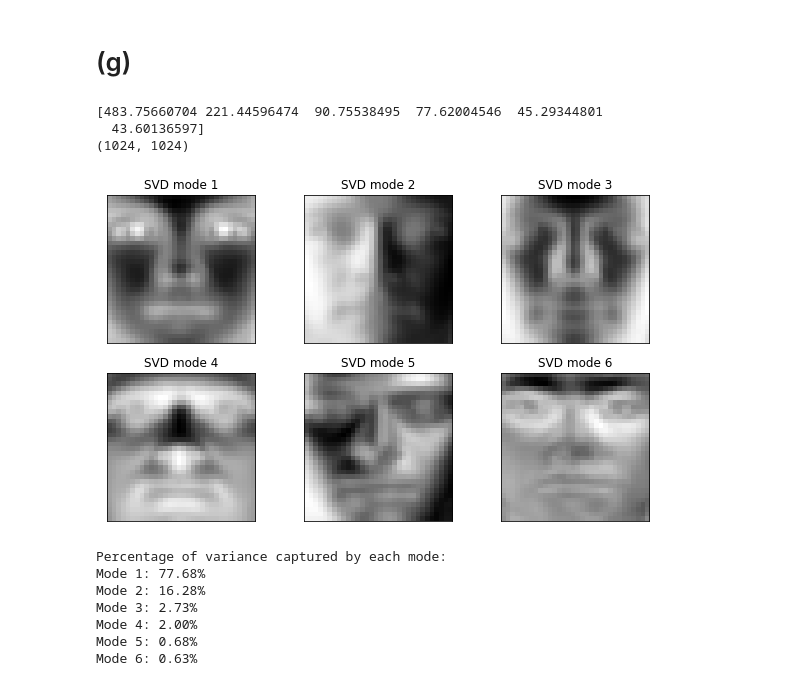
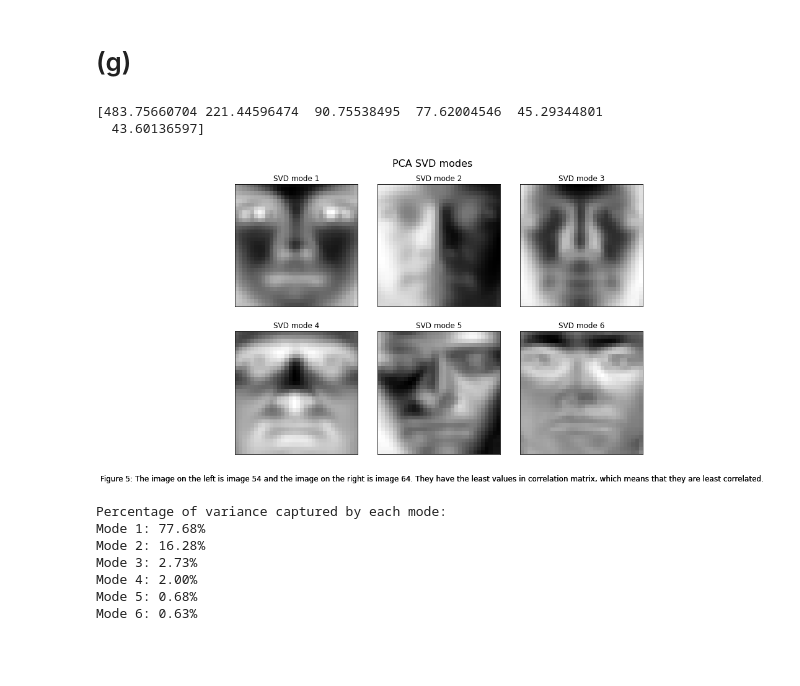
Before and after one commit to ZiwenLi0325/EE399, a Jupyter notebook: hw2/hw2.ipynb, the cells around one changed output. Drawn from its saved outputs; the diff is of its cells as text; code cells hidden in the pictures; blank space fills up the shorter version.

```diff
--- a/hw2/hw2.ipynb
+++ b/hw2/hw2.ipynb
@@ -169,32 +175,40 @@ The difference of norm between u_1 and v_1 is 6.535857028199339e-16.
 # %%
 X=results['X']
 U, s, Vt = np.linalg.svd(X)
 s = s[:6]
 print(s)
 total_var = np.sum(s**2)
 
 # compute the percentage of variance captured by each mode
 var_captured = s**2 / total_var *100
 
 # plot the first 6 SVD modes
 fig, axs = plt.subplots(2, 3, figsize=(10, 6), subplot_kw={'xticks': [], 'yticks': []})
+fig.suptitle("PCA SVD modes", y=0.95, fontsize=16)
 
-print(U.shape)
+fig.text(0.5, 0.05, 'Figure 5: The image on the left is image 54 and the image on the right is image 64. They have the least values in correlation matrix, which means that they are least correlated.', ha='center', fontsize=12)
+
+fig.subplots_adjust(wspace=0.1, hspace=0.2)
+fig.set_size_inches(12, 8)
+fig.suptitle("PCA SVD modes",y = 0.95, fontsize=16)
+fig.text(0.5, 0.05, 'Figure 5: The image on the left is image 54 and the image on the right is image 64. They have the least values in correlation matrix, which means that they are least correlated.', ha='center', fontsize=12)
+
 for i, ax in enumerate(axs.flat):
     ax.imshow(np.reshape(U[:, i], (32, 32)), cmap='gray')
     ax.set_title('SVD mode {}'.format(i+1))
 
 plt.show()
+fig.savefig("figure5.png")
+
 
 # print the percentage of variance captured by each mode
 print('Percentage of variance captured by each mode:')
 for i in range(6):
     print('Mode {}: {:.2f}%'.format(i+1, var_captured[i]))
 # %% [output]
 [483.75660704 221.44596474  90.75538495  77.62004546  45.29344801
   43.60136597]
-(1024, 1024)
-[figure, old version]
+[figure, new version]
 Percentage of variance captured by each mode:
 Mode 1: 77.68%
 Mode 2: 16.28%
```
Also changed, not shown: parts of 4 cells of this notebook, 2 other files.
